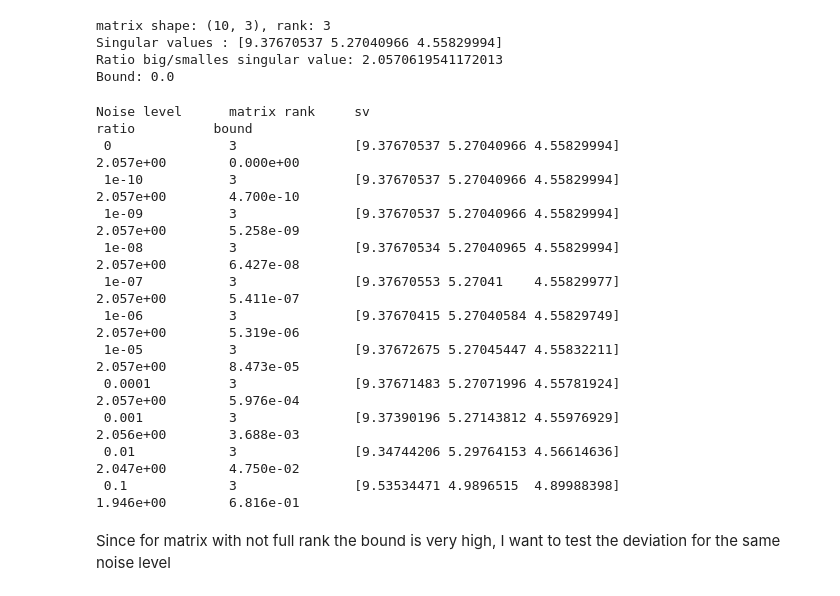
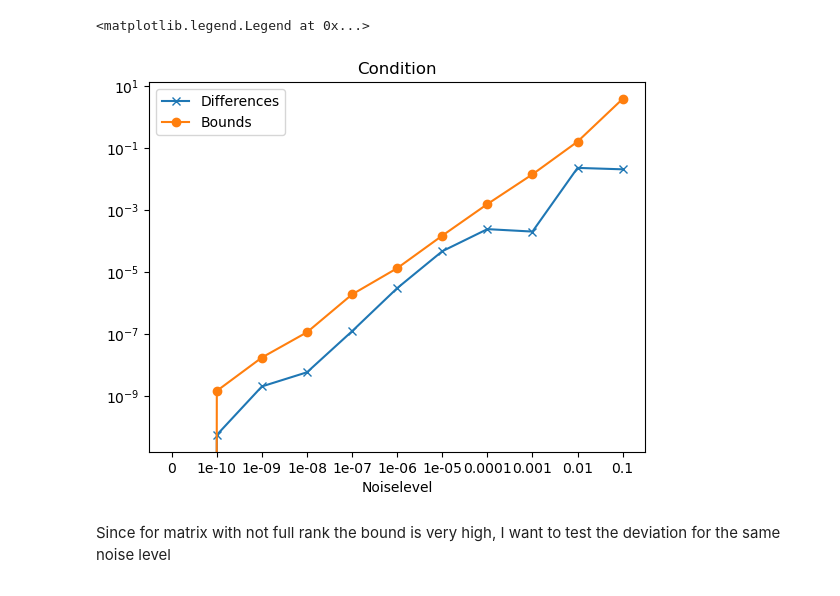
Before and after one commit to HillaryHauger/robust-identifiability-symbolic-recovery, a Jupyter notebook: Noise Analysis/Condition Robustness Supremum.ipynb, the cells around one changed output. Drawn from its saved outputs; the diff is of its cells as text; code cells hidden in the pictures.

Commit message:
Added Analysis for condition including supremum

```diff
--- a/Noise Analysis/Condition Robustness Supremum.ipynb
+++ b/Noise Analysis/Condition Robustness Supremum.ipynb
@@ -53,7 +64,0 @@ Add noise
-# %%
-#np.random.seed(12)
-target_noise=1e-3
-var = target_noise * np.sqrt(np.mean(np.square(matrix)))
-noise = np.random.normal(0, var, size=matrix.shape)
-matrix_noise = matrix + noise
-print(f"Added Gaussian noise with variance {var}")
@@ -75,9 +65,16 @@ Print SVD and matrix rank with additional noise
 # %%
 noise_levels = [0]+[10**(-10+i) for i in range(0,10)]
-print("Noise level \t \t matrix rank \t svd \t \t \t \t \t \t \t Frobenius \t \t \t Spectral")
+print("Noise level \t matrix rank \t sv \t \t \t \t \t  ratio \t bound  \t diff")
+differences =[]
+bounds =[]
 for target_noise in noise_levels:
     var = target_noise * np.sqrt(np.mean(np.square(matrix)))
     noise = np.random.normal(0, var, size=matrix.shape)
-    matrix_noise = matrix + noise
-    print(f" {target_noise}      \t \t {matrix_rank(matrix_noise)} \t \t {svd(matrix_noise, compute_uv=False)}     \t {np.linalg.norm(noise)}      \t {np.linalg.norm(noise,ord=2)}")
+    matrix_noise = matrix+noise
+    sv = svd(matrix_noise, compute_uv=False)
+    ratio = sv[0]/sv[-1]
+    bound=error_bound_condition(sv_max,sv_min,np.linalg.norm(noise))
+    differences.append(np.abs(ratio-sv_max/sv_min))
+    bounds.append(bound)
+    print(f" {target_noise}\t \t {matrix_rank(matrix_noise)} \t \t {sv} \t {ratio:3.3e}  \t {bound:3.3e}\t {np.abs(ratio-sv_max/sv_min):3.3e}")
 # %% [output]
@@ -140,43 +93,13 @@ print(matrix)
-# %%
-sv = svd(matrix, compute_uv=False)
-sv_max = sv[0]
-sv_min = sv[-1]
-print(f"matrix shape: {matrix.shape}, rank: {matrix_rank(matrix)}" )
-print(f"Singular values : {sv}" )
-print(f"Ratio big/smalles singular value: {sv[0]/sv[-1]}")
-print(f"Bound: {calc_bound_ratio(sv_max,sv_min,np.zeros(shape=matrix.shape))}")
-# %% [output]
-matrix shape: (10, 3), rank: 3
-Singular values : [9.37670537 5.27040966 4.55829994]
-Ratio big/smalles singular value: 2.0570619541172013
-Bound: 0.0
-# %%
-noise_levels = [0]+[10**(-10+i) for i in range(0,10)]
-print("Noise level \t matrix rank \t sv \t \t \t \t \t \t \t  ratio \t bound")
-ratios =[]
-bounds =[]
-for target_noise in noise_levels:
-    var = target_noise * np.sqrt(np.mean(np.square(matrix)))
-    noise = np.random.normal(0, var, size=matrix.shape)
-    matrix_noise = matrix+noise
-    sv = svd(matrix_noise, compute_uv=False)
-    ratio = sv[0]/sv[-1]
-    bound=calc_bound_ratio(sv_max,sv_min,noise)
-    ratios.append(np.abs(ratio-sv_max/sv_min))
-    bounds.append(bound)
-    print(f" {target_noise}\t \t {matrix_rank(matrix_noise)} \t \t {sv} \t \t\t{ratio:3.3e}  \t {bound:3.3e}")
-# %% [output]
-Noise level      matrix rank     sv                                                       ratio          bound
- 0               3               [9.37670537 5.27040966 4.55829994]                     2.057e+00        0.000e+00
- 1e-10           3               [9.37670537 5.27040966 4.55829994]                     2.057e+00        4.700e-10
- 1e-09           3               [9.37670537 5.27040966 4.55829994]                     2.057e+00        5.258e-09
- 1e-08           3               [9.37670534 5.27040965 4.55829994]                     2.057e+00        6.427e-08
- 1e-07           3               [9.37670553 5.27041    4.55829977]                     2.057e+00        5.411e-07
- 1e-06           3               [9.37670415 5.27040584 4.55829749]                     2.057e+00        5.319e-06
- 1e-05           3               [9.37672675 5.27045447 4.55832211]                     2.057e+00        8.473e-05
- 0.0001          3               [9.37671483 5.27071996 4.55781924]                     2.057e+00        5.976e-04
- 0.001           3               [9.37390196 5.27143812 4.55976929]                     2.056e+00        3.688e-03
- 0.01            3               [9.34744206 5.29764153 4.56614636]                     2.047e+00        4.750e-02
- 0.1             3               [9.53534471 4.9896515  4.89988398]                     1.946e+00        6.816e-01
+# %%
+plt.title("Condition")
+plt.plot(differences,marker='x',label="Differences")
+plt.plot(bounds,marker='o',label="Bounds")
+plt.xticks(np.arange(len(noise_levels)),noise_levels)
+plt.yscale('log')
+plt.xlabel('Noiselevel')
+plt.legend()
+# %% [output]
+<matplotlib.legend.Legend at 0x...>
+[figure, added]
 # %% [markdown]
 Since for matrix with not full rank the bound is very high, I want to test the deviation for the same noise level
```
Also changed, not shown: parts of 94 cells of this notebook, 2 other files.
